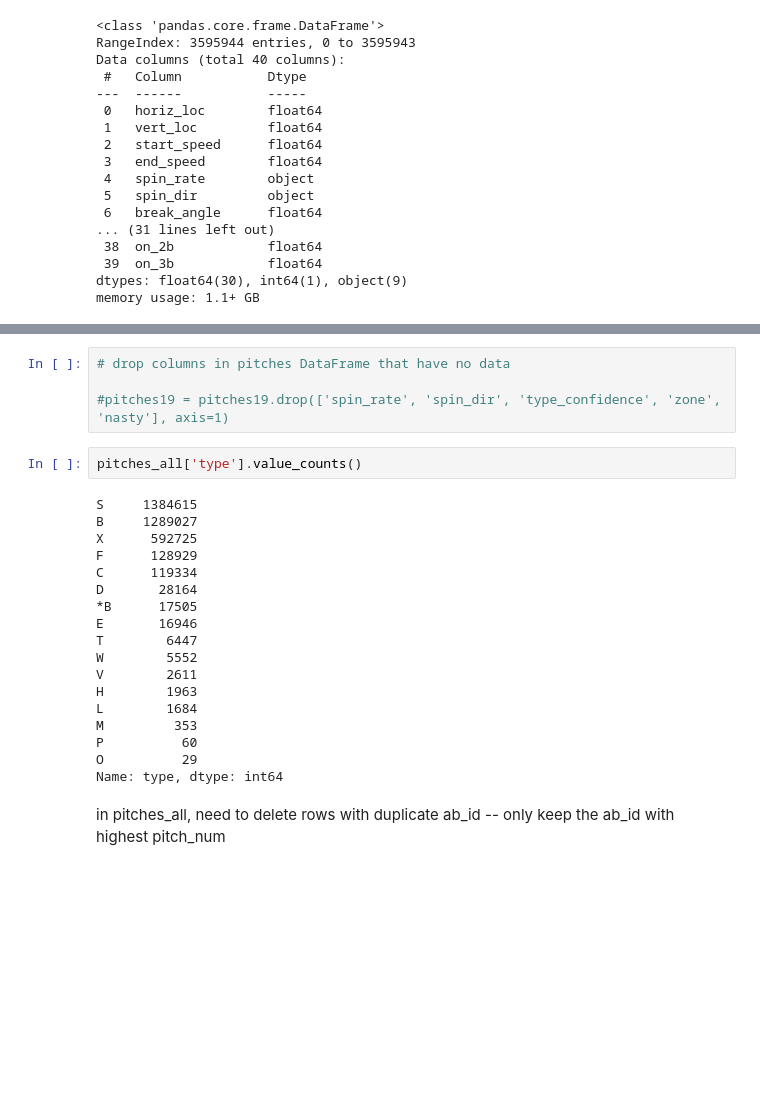
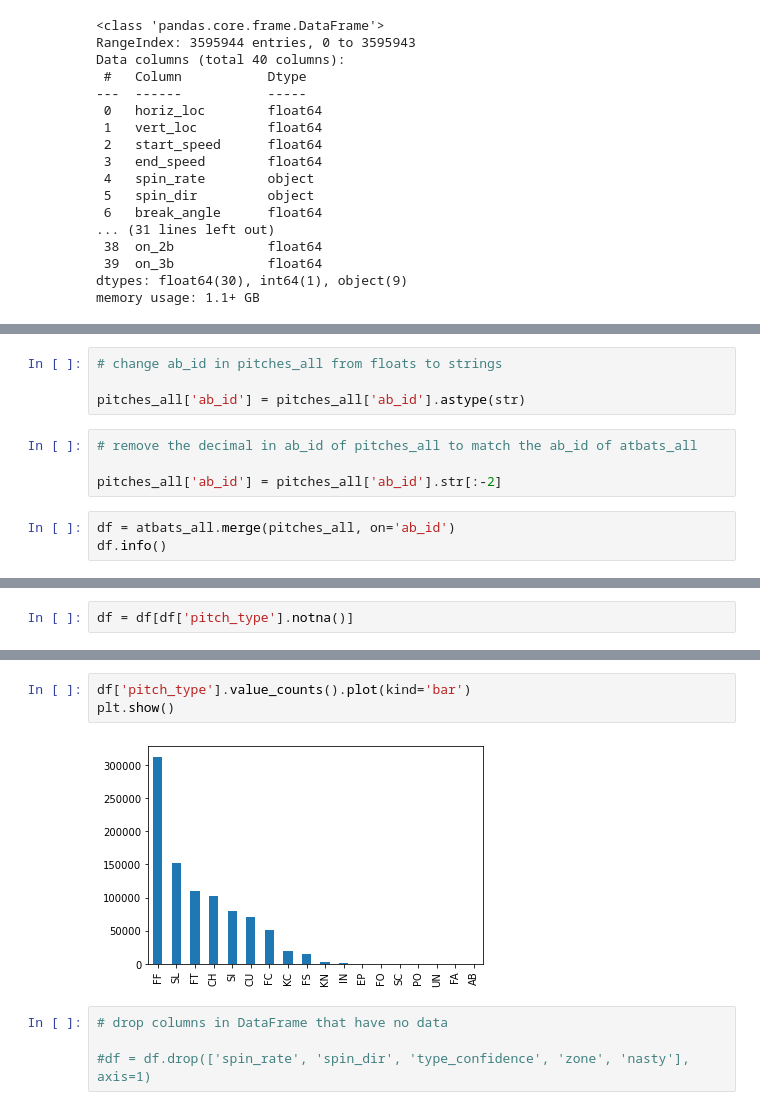
Before and after one commit to dangrosen/pitch-type-analysis, a Jupyter notebook: first_draft.ipynb, the cells around one changed output, grey strips where cells are left out. Saved outputs shown, nothing was run; the diff lists cells and outputs as text; blank space fills up the shorter version.

Commit message:
notebook with merged datasets

```diff
--- a/first_draft.ipynb
+++ b/first_draft.ipynb
@@ -223,0 +215,11 @@ memory usage: 1.1+ GB
+# %%
+# change ab_id in pitches_all from floats to strings
+
+pitches_all['ab_id'] = pitches_all['ab_id'].astype(str)
+# %%
+# remove the decimal in ab_id of pitches_all to match the ab_id of atbats_all
+
+pitches_all['ab_id'] = pitches_all['ab_id'].str[:-2]
+# %%
+df = atbats_all.merge(pitches_all, on='ab_id')
+df.info()
@@ -223,0 +260,2 @@ memory usage: 1.1+ GB
+# %%
+df = df[df['pitch_type'].notna()]
@@ -224,26 +304,9 @@ memory usage: 1.1+ GB
+# %%
+df['pitch_type'].value_counts().plot(kind='bar')
+plt.show()
+# %% [output]
+[figure, added]
 # %%
-# drop columns in pitches DataFrame that have no data
+# drop columns in DataFrame that have no data
 
-#pitches19 = pitches19.drop(['spin_rate', 'spin_dir', 'type_confidence', 'zone', 'nasty'], axis=1)
+#df = df.drop(['spin_rate', 'spin_dir', 'type_confidence', 'zone', 'nasty'], axis=1)
-# %%
-pitches_all['type'].value_counts()
-# %% [output]
-S     1384615
-B     1289027
-X      592725
-F      128929
-C      119334
-D       28164
-*B      17505
-E       16946
-T        6447
-W        5552
-V        2611
-H        1963
-L        1684
-M         353
-P          60
-O          29
-Name: type, dtype: int64
-# %% [markdown]
-in pitches_all, need to delete rows with duplicate ab_id -- only keep the ab_id with highest pitch_num
```
Also changed, not shown: parts of 13 cells of this notebook.
